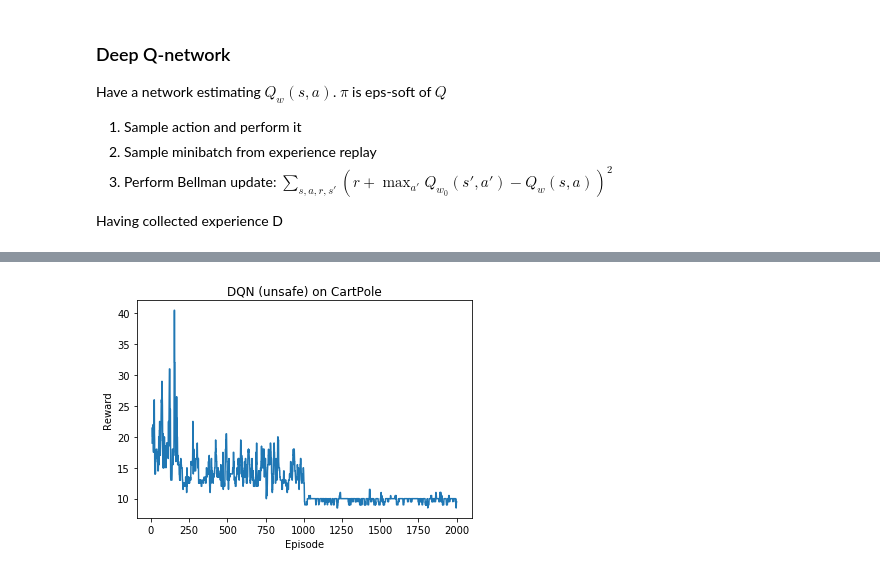
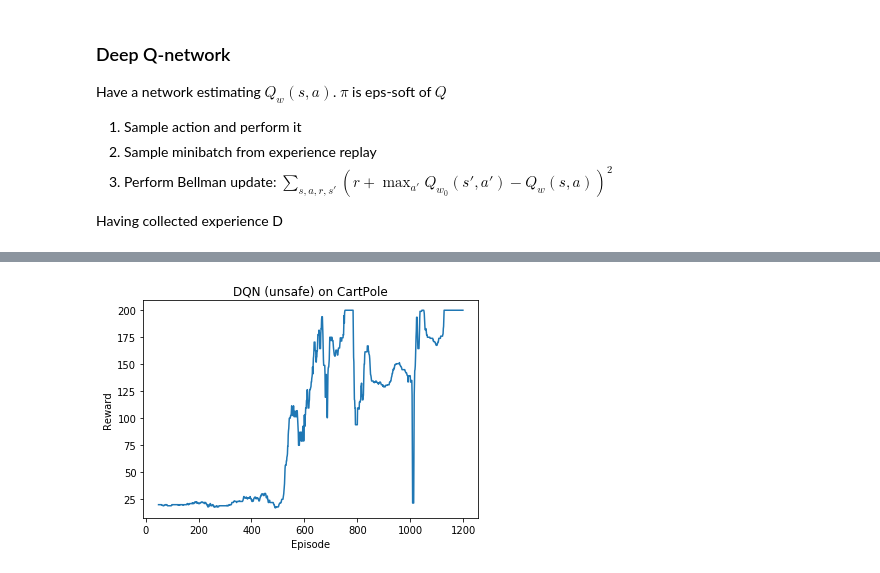
Before and after one commit to sergeivolodin/SafeContinuousStateRL, a Jupyter notebook: cartpole_safety_dqn.ipynb, the cells around one changed output, grey strips where cells are left out. Saved outputs shown, nothing was run; the diff lists cells and outputs as text; code cells hidden in the pictures.

```diff
--- a/cartpole_safety_dqn.ipynb
+++ b/cartpole_safety_dqn.ipynb
@@ -201,7 +200,7 @@ def get_rollout():
     #print(len(replay.buf), len(sars))
     return sars
 # %%
-opt = tf.train.AdamOptimizer(0.0001).minimize(loss)
+opt = tf.train.AdamOptimizer(0.1).minimize(loss)
 # %%
 # one learning iteration
 step = opt
@@ -247,0 +230,19 @@ eps = 0.1
+# %%
+def get_current_eps(eps_decay, iteration):
+    # finding minimal key s.t. <= iteration
+    for key in sorted(eps_decay.keys(), reverse = True):
+        if key <= iteration:
+            return eps_decay[key]
+    print("Error: could not find eps")
+    return None
+
+def test_decay():
+    eps_decay = {0: 0.9, 100: 0.5, 200: 0.3, 300: 0.1, 500: 0}
+    assert get_current_eps(eps_decay, 499) == 0.1
+    assert get_current_eps(eps_decay, 1000) == 0
+    assert get_current_eps(eps_decay, 500) == 0
+    assert get_current_eps(eps_decay, 100) == 0.5
+    assert get_current_eps(eps_decay, 0) == 0.9
+test_decay()
+# %%
+eps_decay = {0: 0.9, 400: 0.5, 600: 0.3, 800: 0.2, 900: 0.1, 1000: 0.05, 1100: 0}
@@ -248,16 +257,17 @@ eps = 0.1
 # %%
-for i in tqdm(range(1000)):
+for i in tqdm(range(1200)):
+    eps = get_current_eps(eps_decay, i)
     r += [train_step()]
 # %%
 plt.figure()
 plt.title('DQN (unsafe) on CartPole')
-plt.plot(pd.DataFrame(r).rolling(10).median())
+plt.plot(pd.DataFrame(r).rolling(50).median())
 plt.xlabel('Episode')
 plt.ylabel('Reward')
 plt.savefig('dqn.eps', bbox_inches = 'tight')
 plt.show()
 # %% [output]
-[figure, old version]
+[figure, new version]
 # %%
 len(get_rollout())
 # %% [output]
```
Also changed, not shown: parts of 12 cells of this notebook, 1 other file.
